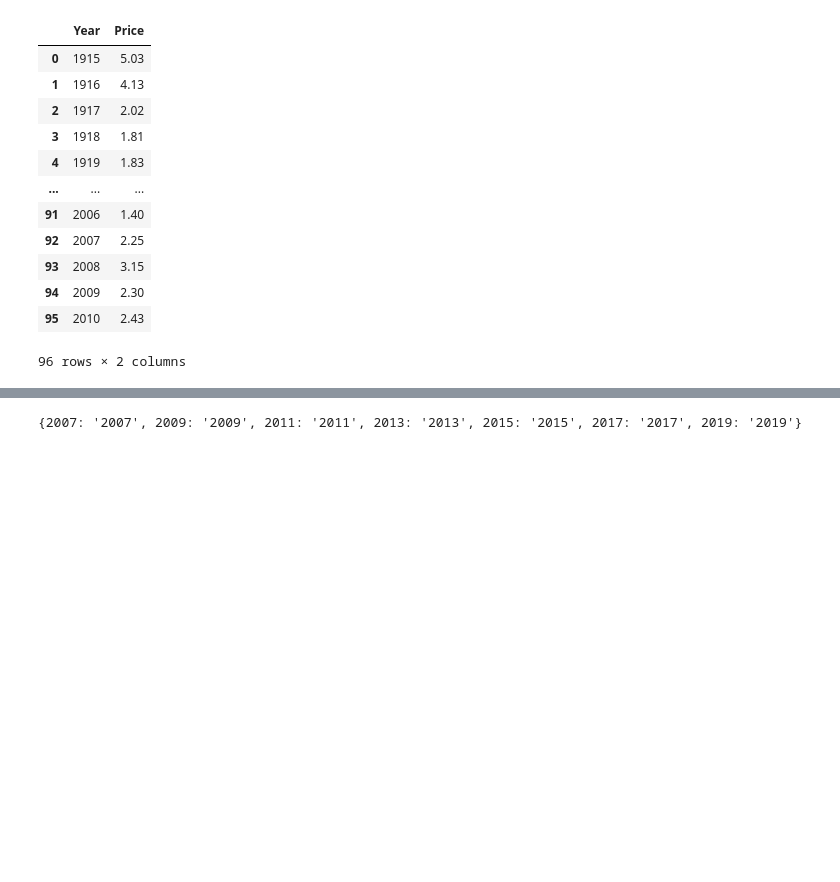
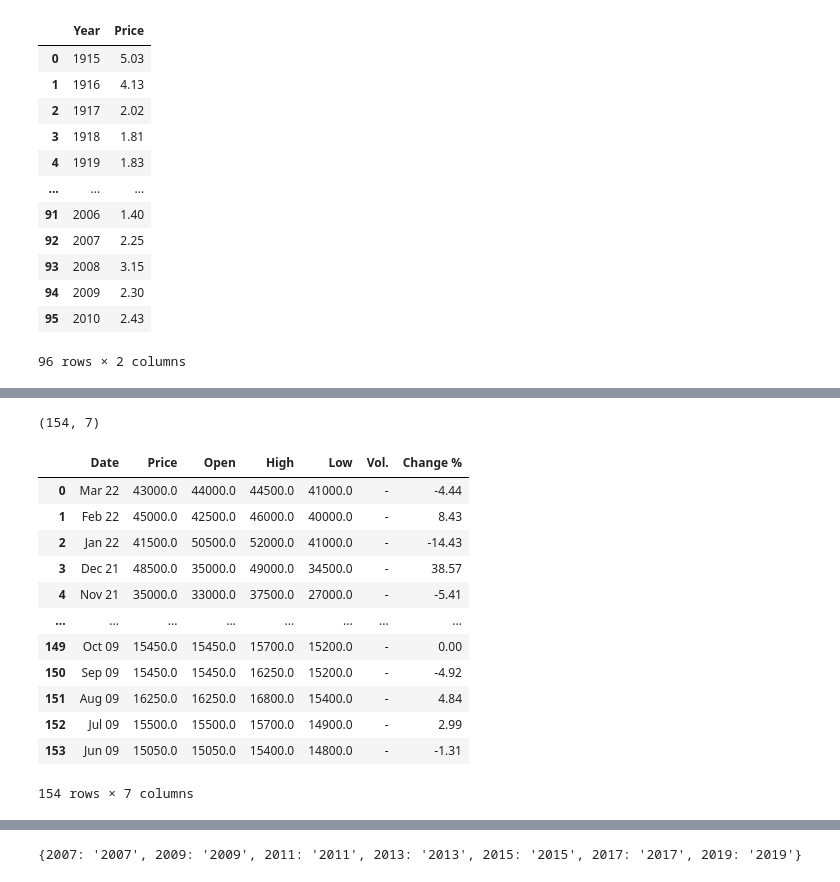
Before and after one commit to evaarquero/Finite_Resources, a Jupyter notebook: Magnesium.ipynb, the cells around one changed output, grey strips where cells are left out. Saved outputs shown, nothing was run; the diff lists cells and outputs as text; code cells hidden in the pictures; blank space fills up the shorter version.

```diff
--- a/Magnesium.ipynb
+++ b/Magnesium.ipynb
@@ -157,2 +156,22 @@ AttributeError: 'DataFrame' object has no attribute 'to_datetime'
 # %%
 magn_price.to_excel('/mnt/c/Users/Palmira/Desktop/Ironhack/final_project/data/Magnesium/magn_price_1915.xls', index=False)
+# %%
+magn_price_hist = pd.read_csv('data/Magnesium/Magnesium 99.9%Min China Spot Historical Data.csv')
+print(magn_price_hist.shape)
+
+magn_price_hist
+# %% [output]
+(154, 7)
+|  | Date | Price | Open | High | Low | Vol. | Change % |
+| 0 | Mar 22 | 43000.0 | 44000.0 | 44500.0 | 41000.0 | - | -4.44 |
+| 1 | Feb 22 | 45000.0 | 42500.0 | 46000.0 | 40000.0 | - | 8.43 |
+| 2 | Jan 22 | 41500.0 | 50500.0 | 52000.0 | 41000.0 | - | -14.43 |
+| 3 | Dec 21 | 48500.0 | 35000.0 | 49000.0 | 34500.0 | - | 38.57 |
+| 4 | Nov 21 | 35000.0 | 33000.0 | 37500.0 | 27000.0 | - | -5.41 |
+| ... | ... | ... | ... | ... | ... | ... | ... |
+| 149 | Oct 09 | 15450.0 | 15450.0 | 15700.0 | 15200.0 | - | 0.00 |
+| 150 | Sep 09 | 15450.0 | 15450.0 | 16250.0 | 15200.0 | - | -4.92 |
+| 151 | Aug 09 | 16250.0 | 16250.0 | 16800.0 | 15400.0 | - | 4.84 |
+| 152 | Jul 09 | 15500.0 | 15500.0 | 15700.0 | 14900.0 | - | 2.99 |
+| 153 | Jun 09 | 15050.0 | 15050.0 | 15400.0 | 14800.0 | - | -1.31 |
+154 rows × 7 columns
```
Also changed, not shown: parts of 14 cells of this notebook, 5 other files.
